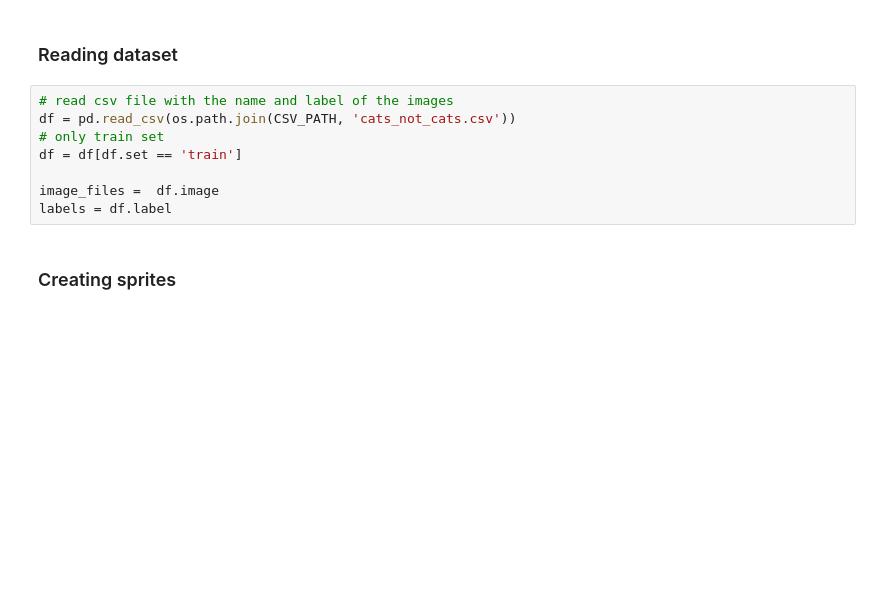
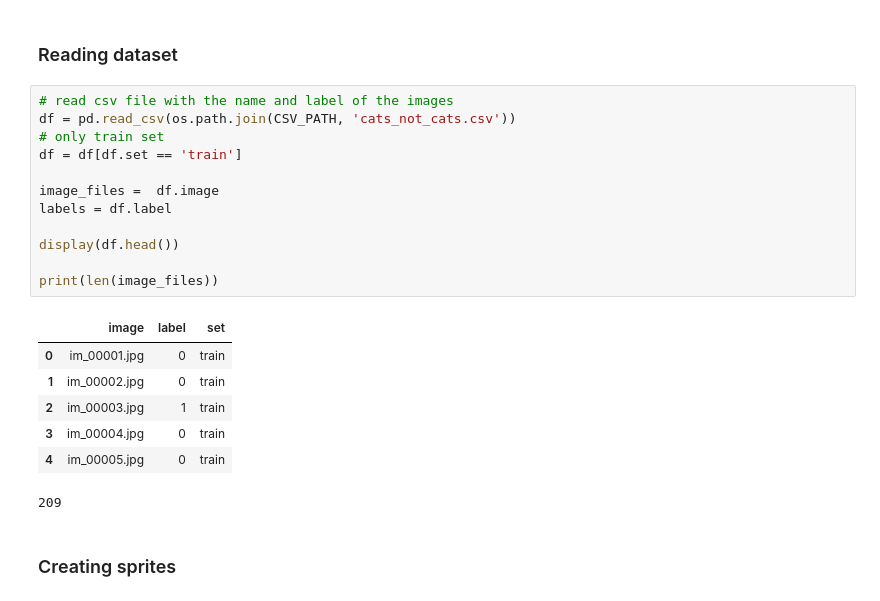
Before and after one commit to amgp-upm/image_understanding, a Jupyter notebook: visualization/projector.ipynb, the cells around one changed output. Drawn from its saved outputs; the diff is of its cells as text; blank space fills up the shorter version.

```diff
--- a/visualization/projector.ipynb
+++ b/visualization/projector.ipynb
@@ -65,11 +68,23 @@ def create_sprite(data):
 # %%
 # read csv file with the name and label of the images
 df = pd.read_csv(os.path.join(CSV_PATH, 'cats_not_cats.csv'))
 # only train set
 df = df[df.set == 'train']
 
 image_files =  df.image
 labels = df.label
+
+display(df.head())
+
+print(len(image_files))
+# %% [output]
+|  | image | label | set |
+| 0 | im_00001.jpg | 0 | train |
+| 1 | im_00002.jpg | 0 | train |
+| 2 | im_00003.jpg | 1 | train |
+| 3 | im_00004.jpg | 0 | train |
+| 4 | im_00005.jpg | 0 | train |
+209
 # %% [markdown]
 ### Creating sprites
 # %%
```
Also changed, not shown: parts of 6 cells of this notebook, 7 other files.
